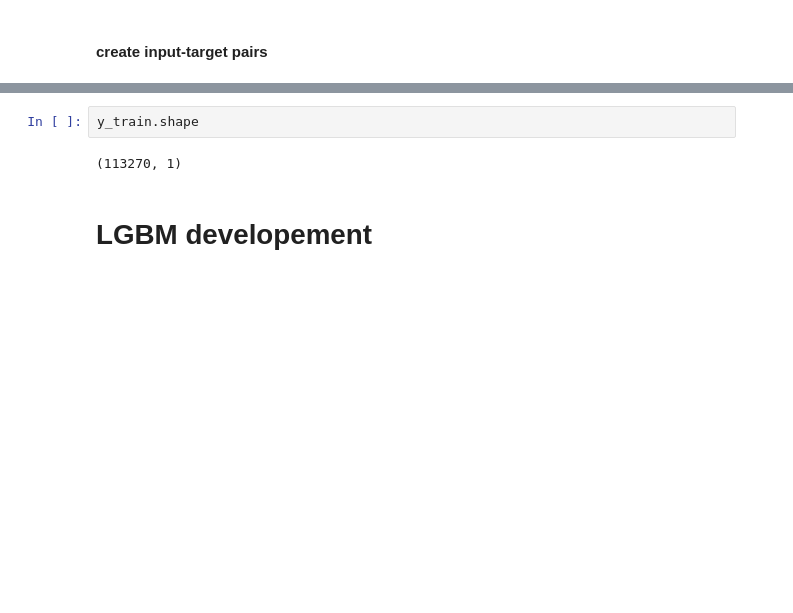
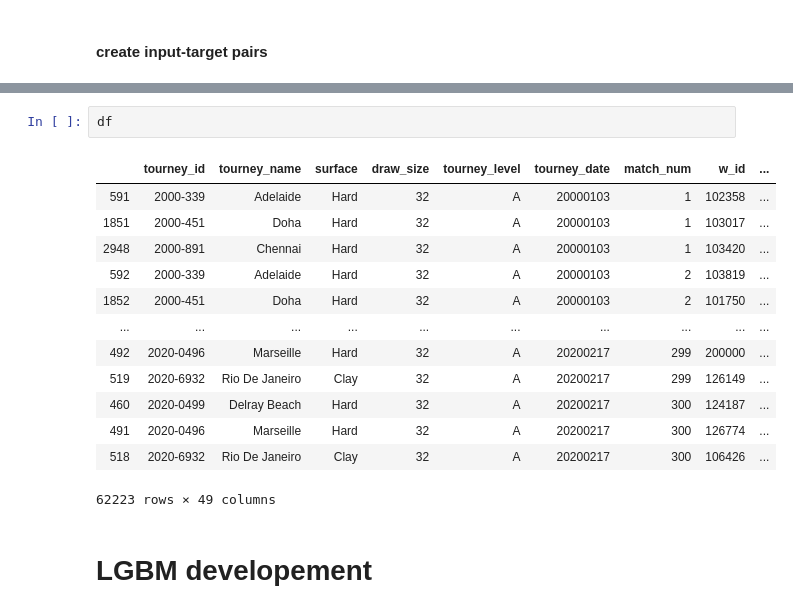
Before and after one commit to rrichards7/tennis-ml, a Jupyter notebook: notebooks/tennis_ml.ipynb, the cells around one changed output, grey strips where cells are left out. Saved outputs shown, nothing was run; the diff lists cells and outputs as text; blank space fills up the shorter version.

```diff
--- a/notebooks/tennis_ml.ipynb
+++ b/notebooks/tennis_ml.ipynb
@@ -504,7 +315,19 @@ x_train.shape
-# %%
-y_train.shape
-# %% [output]
-(113270, 1)
+# %%
+df
+# %% [output]
+|  | tourney_id | tourney_name | surface | draw_size | tourney_level | tourney_date | match_num | w_id | ... |
+| 591 | 2000-339 | Adelaide | Hard | 32 | A | 20000103 | 1 | 102358 | ... |
+| 1851 | 2000-451 | Doha | Hard | 32 | A | 20000103 | 1 | 103017 | ... |
+| 2948 | 2000-891 | Chennai | Hard | 32 | A | 20000103 | 1 | 103420 | ... |
+| 592 | 2000-339 | Adelaide | Hard | 32 | A | 20000103 | 2 | 103819 | ... |
+| 1852 | 2000-451 | Doha | Hard | 32 | A | 20000103 | 2 | 101750 | ... |
+| ... | ... | ... | ... | ... | ... | ... | ... | ... | ... |
+| 492 | 2020-0496 | Marseille | Hard | 32 | A | 20200217 | 299 | 200000 | ... |
+| 519 | 2020-6932 | Rio De Janeiro | Clay | 32 | A | 20200217 | 299 | 126149 | ... |
+| 460 | 2020-0499 | Delray Beach | Hard | 32 | A | 20200217 | 300 | 124187 | ... |
+| 491 | 2020-0496 | Marseille | Hard | 32 | A | 20200217 | 300 | 126774 | ... |
+| 518 | 2020-6932 | Rio De Janeiro | Clay | 32 | A | 20200217 | 300 | 106426 | ... |
+62223 rows × 49 columns
 # %% [markdown]
 # LGBM developement
 # %% [markdown]
```
Also changed, not shown: parts of 37 cells of this notebook, 1 other file.
